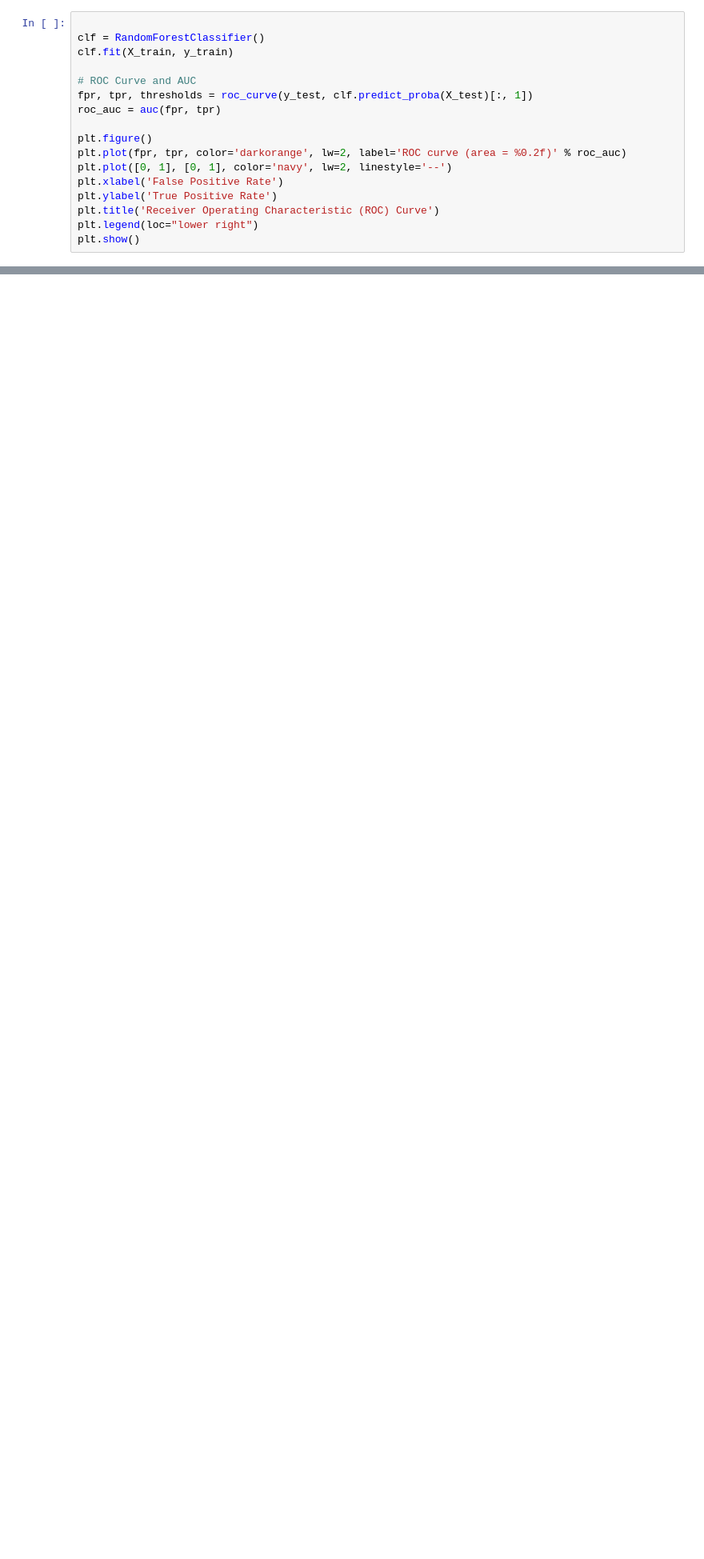
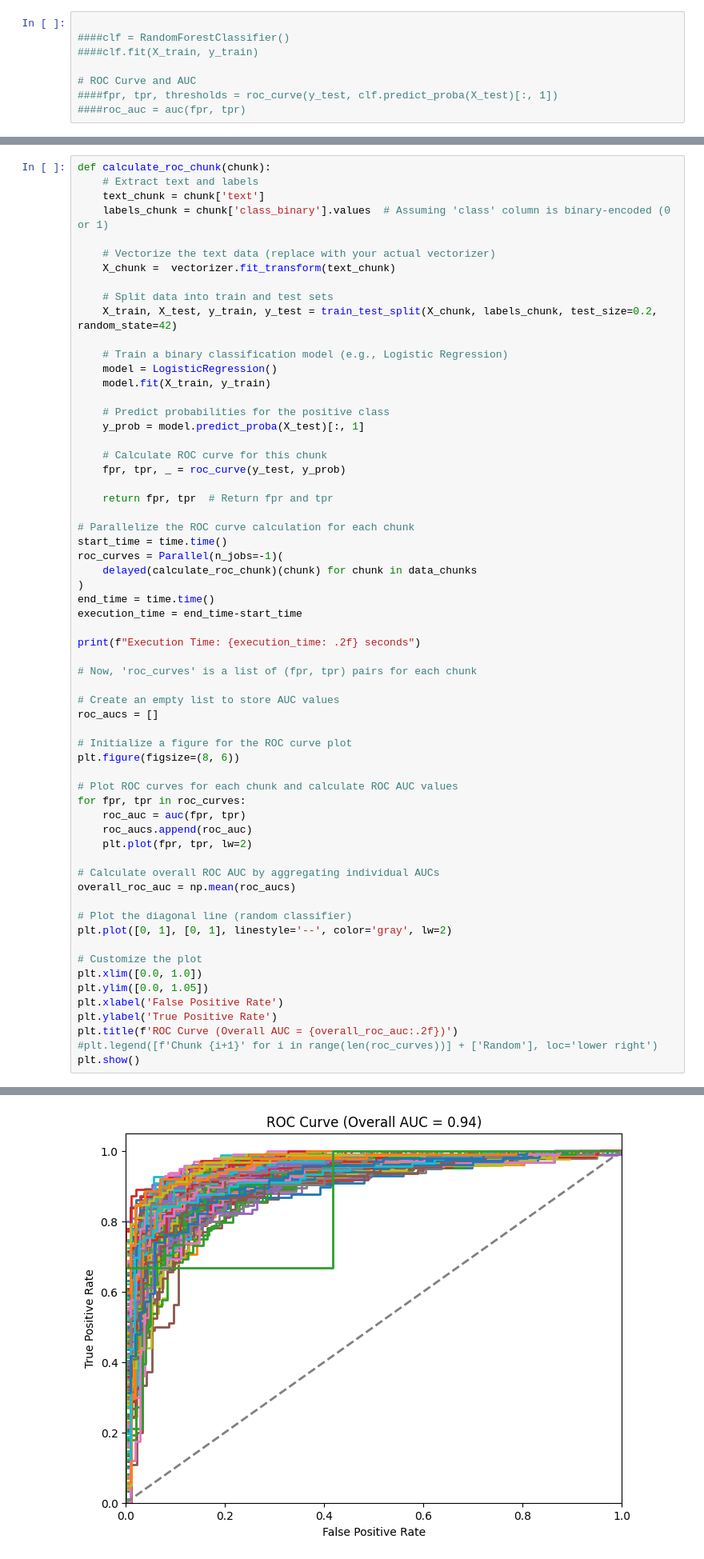
Before and after one commit to bluewallumich/Binary_Classification-Mental-Health-Markers-On-Social-Media, a Jupyter notebook: spotting-mental-health-markers-on-social-media (1).ipynb, the cells around one changed output, grey strips where cells are left out. Shown at 80% size. Drawn from its saved outputs; the diff is of its cells as text; blank space fills up the shorter version.

```diff
--- a/spotting-mental-health-markers-on-social-media (1).ipynb
+++ b/spotting-mental-health-markers-on-social-media (1).ipynb
@@ -188,17 +201,8 @@ plt.show()
 # %%
 
-clf = RandomForestClassifier()
-clf.fit(X_train, y_train)
+####clf = RandomForestClassifier()
+####clf.fit(X_train, y_train)
 
 # ROC Curve and AUC
-fpr, tpr, thresholds = roc_curve(y_test, clf.predict_proba(X_test)[:, 1])
-roc_auc = auc(fpr, tpr)
-
-plt.figure()
-plt.plot(fpr, tpr, color='darkorange', lw=2, label='ROC curve (area = %0.2f)' % roc_auc)
-plt.plot([0, 1], [0, 1], color='navy', lw=2, linestyle='--')
-plt.xlabel('False Positive Rate')
-plt.ylabel('True Positive Rate')
-plt.title('Receiver Operating Characteristic (ROC) Curve')
-plt.legend(loc="lower right")
-plt.show()
+####fpr, tpr, thresholds = roc_curve(y_test, clf.predict_proba(X_test)[:, 1])
+####roc_auc = auc(fpr, tpr)
@@ -204,0 +270,63 @@ plt.show()
+# %%
+def calculate_roc_chunk(chunk):
+    # Extract text and labels
+    text_chunk = chunk['text']
+    labels_chunk = chunk['class_binary'].values  # Assuming 'class' column is binary-encoded (0 or 1)
+
+    # Vectorize the text data (replace with your actual vectorizer)
+    X_chunk =  vectorizer.fit_transform(text_chunk)
+
+    # Split data into train and test sets
+    X_train, X_test, y_train, y_test = train_test_split(X_chunk, labels_chunk, test_size=0.2, random_state=42)
+
+    # Train a binary classification model (e.g., Logistic Regression)
+    model = LogisticRegression()
+    model.fit(X_train, y_train)
+
+    # Predict probabilities for the positive class
+    y_prob = model.predict_proba(X_test)[:, 1]
+
+    # Calculate ROC curve for this chunk
+    fpr, tpr, _ = roc_curve(y_test, y_prob)
+
+    return fpr, tpr  # Return fpr and tpr
+
+# Parallelize the ROC curve calculation for each chunk
+start_time = time.time()
+roc_curves = Parallel(n_jobs=-1)(
+    delayed(calculate_roc_chunk)(chunk) for chunk in data_chunks
+)
+end_time = time.time()
+execution_time = end_time-start_time
+
+print(f"Execution Time: {execution_time: .2f} seconds")
+
+# Now, 'roc_curves' is a list of (fpr, tpr) pairs for each chunk
+
+# Create an empty list to store AUC values
+roc_aucs = []
+
+# Initialize a figure for the ROC curve plot
+plt.figure(figsize=(8, 6))
+
+# Plot ROC curves for each chunk and calculate ROC AUC values
+for fpr, tpr in roc_curves:
+    roc_auc = auc(fpr, tpr)
+    roc_aucs.append(roc_auc)
+    plt.plot(fpr, tpr, lw=2)
+
+# Calculate overall ROC AUC by aggregating individual AUCs
+overall_roc_auc = np.mean(roc_aucs)
+
+# Plot the diagonal line (random classifier)
+plt.plot([0, 1], [0, 1], linestyle='--', color='gray', lw=2)
+
+# Customize the plot
+plt.xlim([0.0, 1.0])
+plt.ylim([0.0, 1.05])
+plt.xlabel('False Positive Rate')
+plt.ylabel('True Positive Rate')
+plt.title(f'ROC Curve (Overall AUC = {overall_roc_auc:.2f})')
+#plt.legend([f'Chunk {i+1}' for i in range(len(roc_curves))] + ['Random'], loc='lower right')
+plt.show()
+# %% [output]
@@ -204,0 +334 @@ plt.show()
+[figure, added]
```
Also changed, not shown: parts of 18 cells of this notebook.
